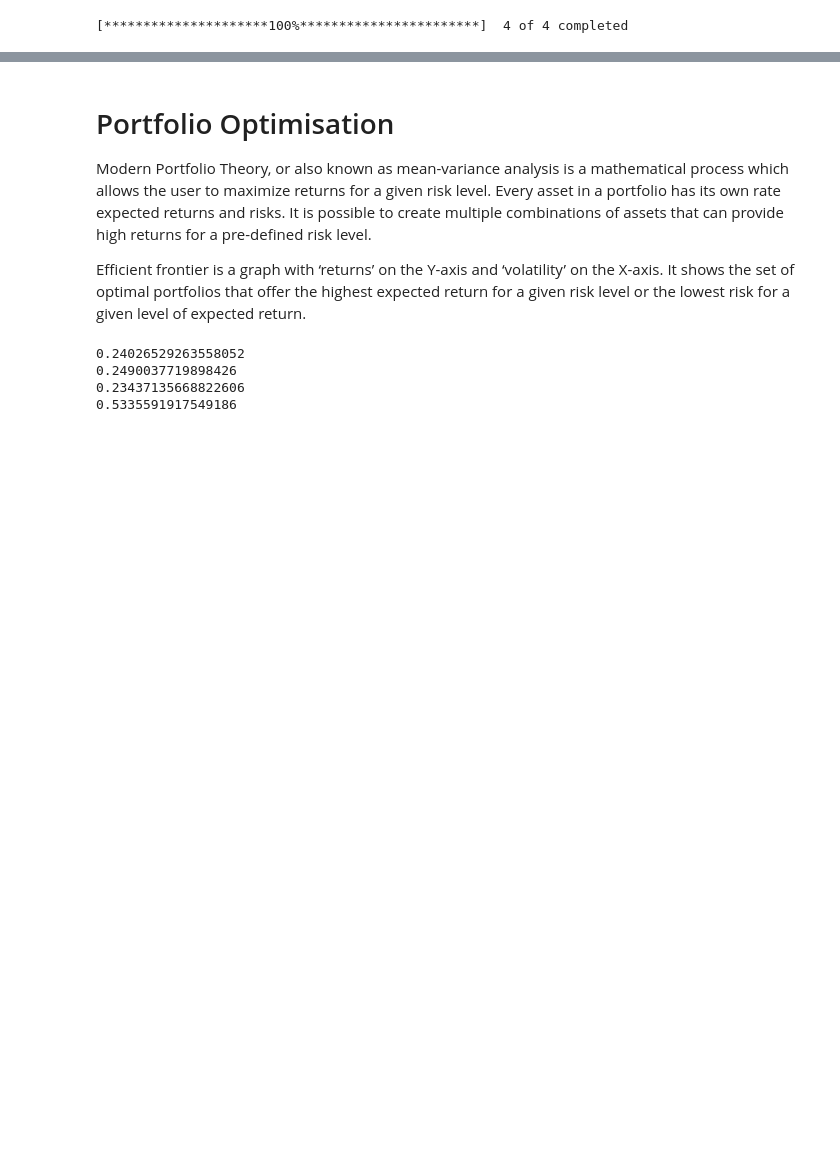
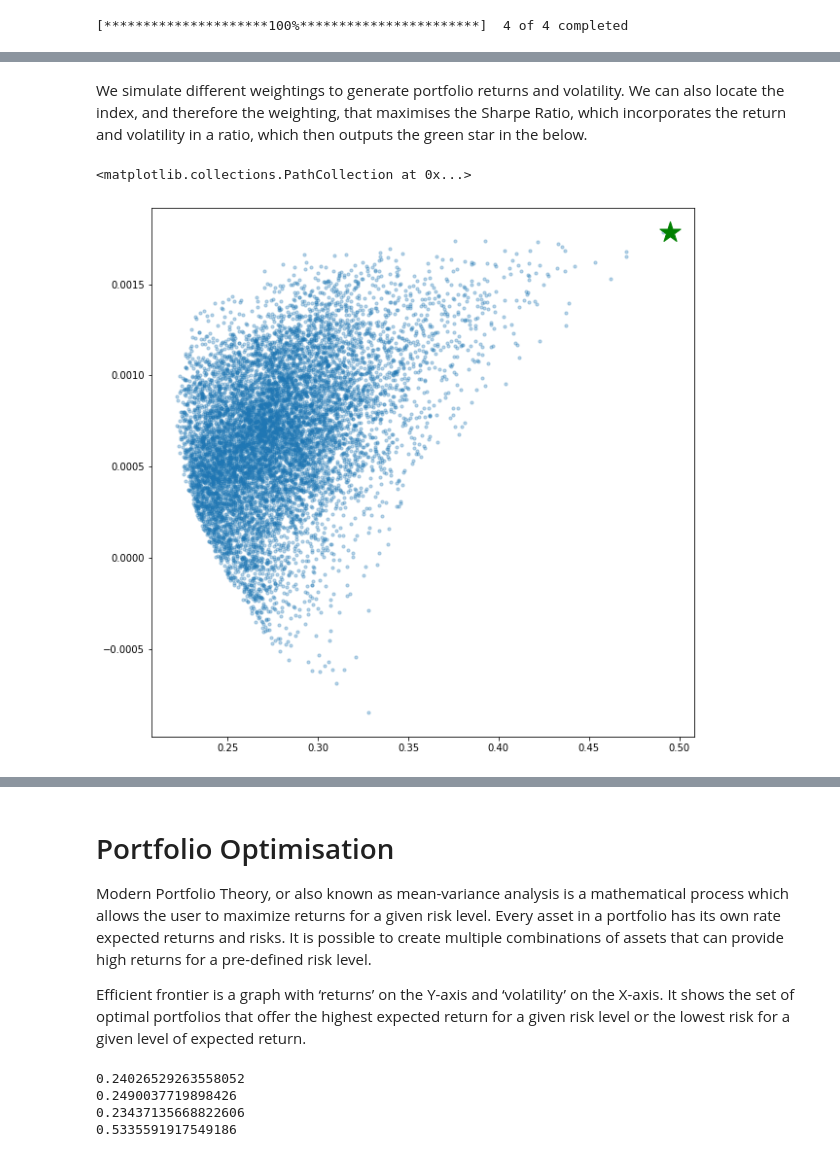
Before and after one commit to michaelmml/Financial-Data-Science, a Jupyter notebook: AlgoTradingStrategies.ipynb, the cells around one changed output, grey strips where cells are left out. Drawn from its saved outputs; the diff is of its cells as text; code cells hidden in the pictures; blank space fills up the shorter version.

```diff
--- a/AlgoTradingStrategies.ipynb
+++ b/AlgoTradingStrategies.ipynb
@@ -228,0 +106,36 @@ sns.heatmap(returns.corr(), xticklabels=returns.columns, yticklabels=returns.col
+# %%
+p_ret = []
+p_vol = []
+p_weights = []
+num_assets = len(returns.columns)
+num_iterations = 10000
+# %% [markdown]
+We simulate different weightings to generate portfolio returns and volatility. We can also locate the index, and therefore the weighting, that maximises the Sharpe Ratio, which incorporates the return and volatility in a ratio, which then outputs the green star in the below.
+# %%
+for portfolio in range(num_iterations):
+    weights = np.random.random(num_assets)
+    weights = weights/np.sum(weights)
+    p_weights.append(weights)
+    ret = np.dot(weights, returns_overall)
+
+    p_ret.append(ret)
+    var = cov_matrix.mul(weights, axis=0).mul(weights, axis=1).sum().sum()
+    stan_dev = np.sqrt(var)
+    volatility = stan_dev*np.sqrt(250)
+    p_vol.append(volatility)
+
+data = {'Returns':p_ret, 'Volatility':p_vol}
+for counter, symbol in enumerate(df2_close.columns.tolist()):
+    data[symbol+' weight'] = [w[counter] for w in p_weights]
+# %%
+portfolios = pd.DataFrame(data)
+# %%
+risk_free_rate = 0.1
+optimal_risky_port = portfolios.iloc[((portfolios['Returns']-risk_free_rate)/portfolios['Volatility']).idxmax()]
+# %%
+plt.subplots(figsize=(10, 10))
+plt.scatter(portfolios['Volatility'], portfolios['Returns'],marker='o', s=10, alpha=0.3)
+plt.scatter(optimal_risky_port[1], optimal_risky_port[0], color='g', marker='*', s=500)
+# %% [output]
+<matplotlib.collections.PathCollection at 0x...>
+[figure, added]
```
Also changed, not shown: parts of 66 cells of this notebook.
